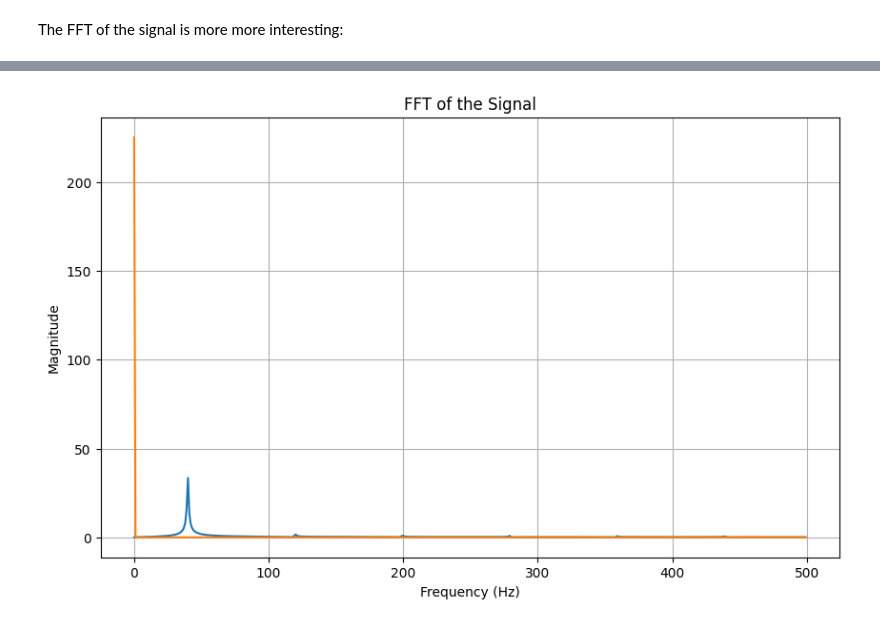
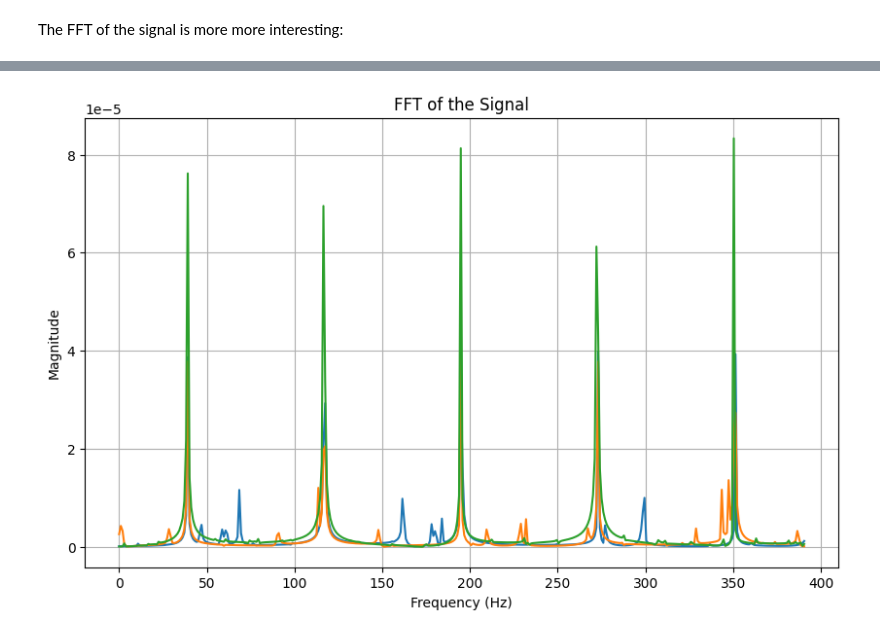
Before and after one commit to sebastian-stubenvoll/wgpu-string-fdm, a Jupyter notebook: Simluations.ipynb, the cells around one changed output, grey strips where cells are left out. Drawn from its saved outputs; the diff is of its cells as text; code cells hidden in the pictures.

```diff
--- a/Simluations.ipynb
+++ b/Simluations.ipynb
@@ -261,0 +136,9 @@ Finished computation 44...
+# %%
+%%time
+
+theta_result = list()
+
+for i in range(invocations):
+    theta_result += sim.compute()
+
+theta_displacements = [ r[0] for r in theta_result ]
@@ -261,0 +151,23 @@ Finished computation 44...
+# %%
+# Initialize simulation
+sim = fdm.Simulation(nodes, chunk_size, oversampling_factor)
+
+# Set parameters
+sim.set_dx(dx)
+sim.set_dt(dt)
+sim.set_j(0)
+sim.set_k(EI)
+sim.set_m(m)
+sim.set_l(rhoI)
+sim.set_n(F_T)
+sim.set_o(0.999999999)
+sim.set_p(0)
+# %%
+%%time
+
+wave_result = list()
+
+for i in range(invocations):
+    wave_result += sim.compute()
+
+wave_displacements = [ r[0] for r in wave_result ]
@@ -262,18 +177,7 @@ Finished computation 44...
 # %%
-# Perform FFT
-wave_eq_fft_result = np.fft.fft(wave_eq_displacements)
-wave_eq_fft_magnitude = np.abs(wave_eq_fft_result)[:len(wave_eq_fft_result)//2]  # Take only the positive frequencies
-
-# Plot
-plt.figure(figsize=(10, 6))
-plt.plot(freqs[:500], fft_magnitude[:500])
-plt.plot(freqs[:500], wave_eq_fft_magnitude[:500])
-plt.title('FFT of the Signal')
-plt.xlabel('Frequency (Hz)')
-plt.ylabel('Magnitude')
-plt.grid(True)
+plot_ffts([displacements, theta_displacements, wave_displacements], 400)
 # %% [output]
-[figure, old version]
+[figure, new version]
 # %%
 import sounddevice as sd
 
```
Also changed, not shown: parts of 23 cells of this notebook, 3 other files.
